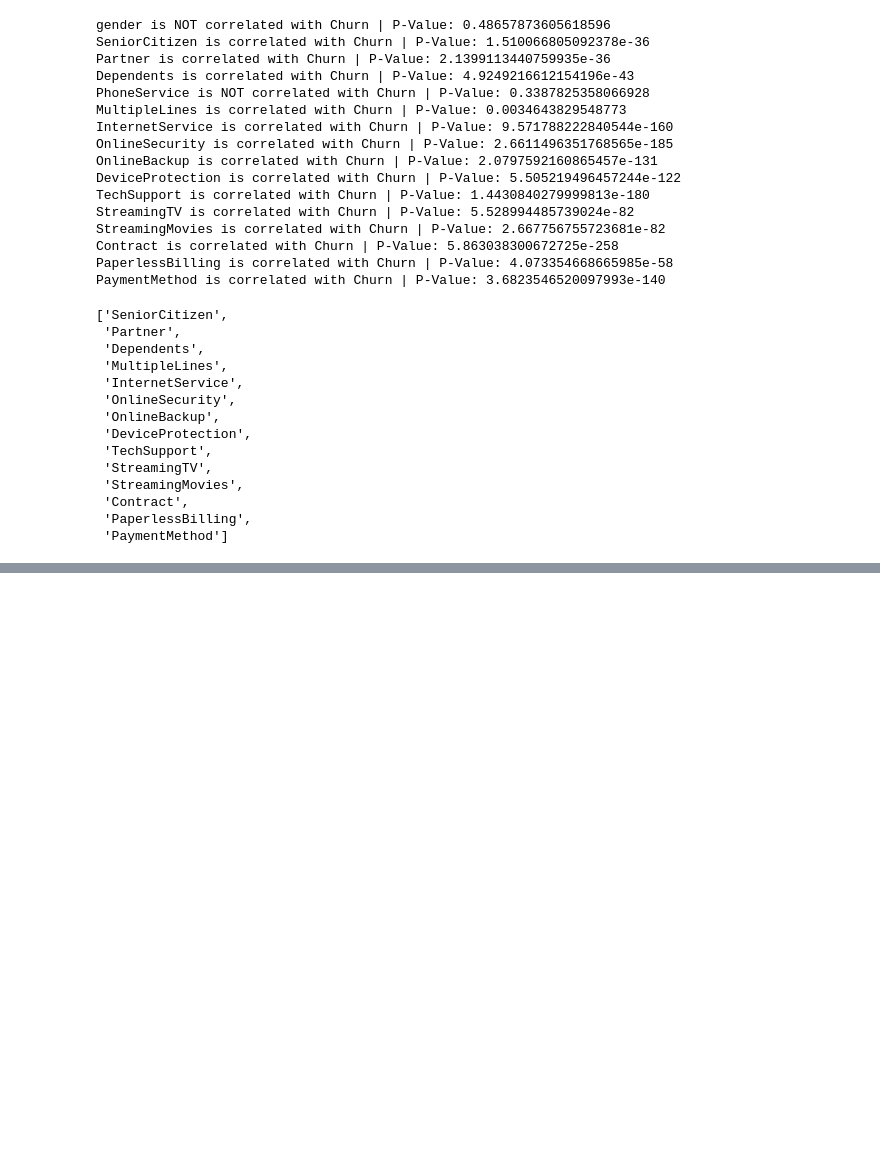
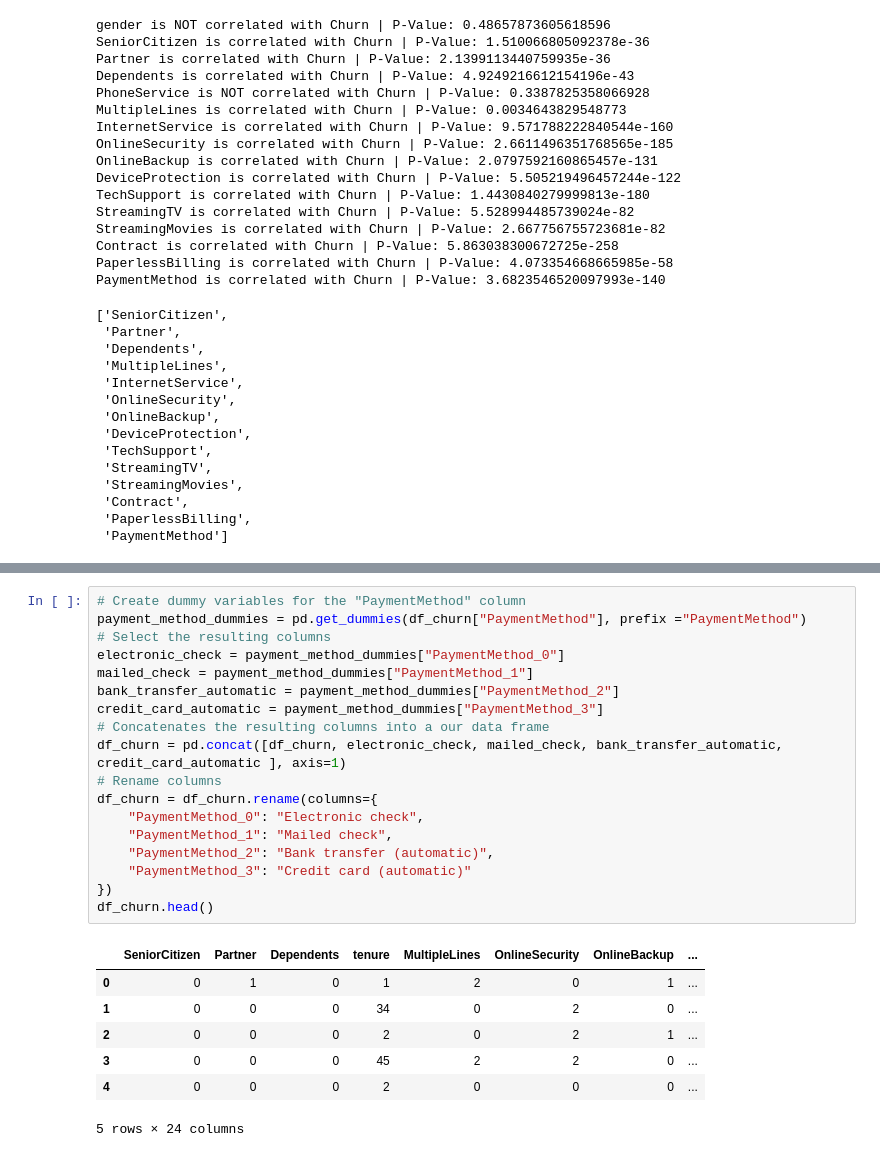
Before and after one commit to mijailbv/Churn_Prediction-Strategic_Thinking, a Jupyter notebook: Oficial.ipynb, the cells around one changed output, grey strips where cells are left out. Cells and saved outputs as stored; diff of their text form; blank space fills up the shorter version.

```diff
--- a/Oficial.ipynb
+++ b/Oficial.ipynb
@@ -549,0 +581,26 @@ PaymentMethod is correlated with Churn | P-Value: 3.6823546520097993e-140
+# %%
+# Create dummy variables for the "PaymentMethod" column
+payment_method_dummies = pd.get_dummies(df_churn["PaymentMethod"], prefix ="PaymentMethod")
+# Select the resulting columns
+electronic_check = payment_method_dummies["PaymentMethod_0"]
+mailed_check = payment_method_dummies["PaymentMethod_1"]
+bank_transfer_automatic = payment_method_dummies["PaymentMethod_2"]
+credit_card_automatic = payment_method_dummies["PaymentMethod_3"]
+# Concatenates the resulting columns into a our data frame
+df_churn = pd.concat([df_churn, electronic_check, mailed_check, bank_transfer_automatic, credit_card_automatic ], axis=1)
+# Rename columns
+df_churn = df_churn.rename(columns={
+    "PaymentMethod_0": "Electronic check",
+    "PaymentMethod_1": "Mailed check",
+    "PaymentMethod_2": "Bank transfer (automatic)",
+    "PaymentMethod_3": "Credit card (automatic)"
+})
+df_churn.head()
+# %% [output]
+|  | SeniorCitizen | Partner | Dependents | tenure | MultipleLines | OnlineSecurity | OnlineBackup | ... |
+| 0 | 0 | 1 | 0 | 1 | 2 | 0 | 1 | ... |
+| 1 | 0 | 0 | 0 | 34 | 0 | 2 | 0 | ... |
+| 2 | 0 | 0 | 0 | 2 | 0 | 2 | 1 | ... |
+| 3 | 0 | 0 | 0 | 45 | 2 | 2 | 0 | ... |
+| 4 | 0 | 0 | 0 | 2 | 0 | 0 | 0 | ... |
+5 rows × 24 columns
```
Also changed, not shown: parts of 7 cells of this notebook.
